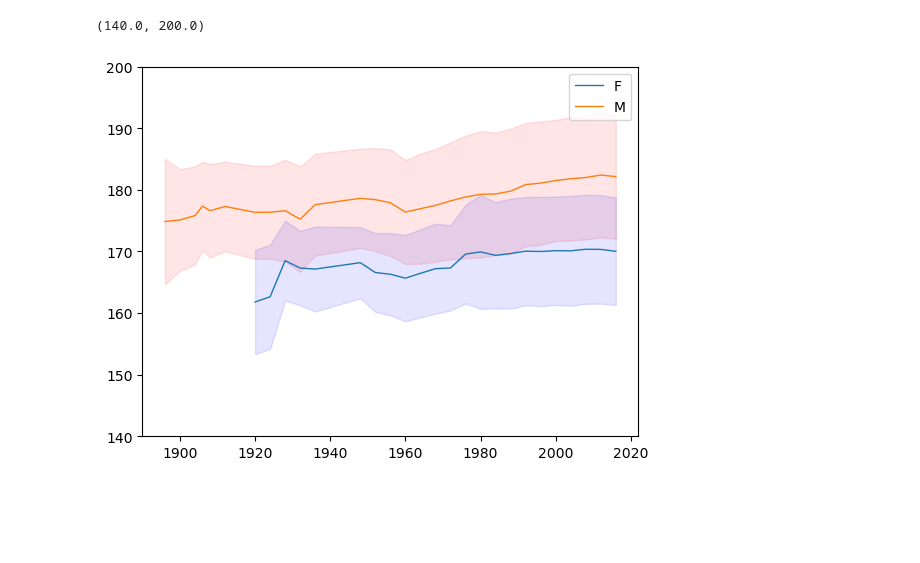
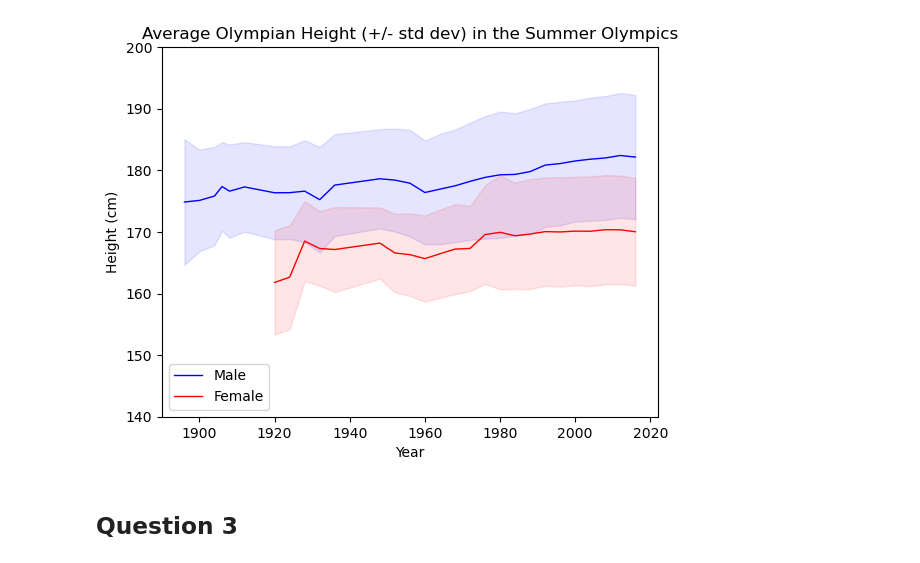
Before and after one commit to nimabarani/Assignment-3, a Jupyter notebook: main.ipynb, the cells around one changed output. Drawn from its saved outputs; the diff is of its cells as text; code cells hidden in the pictures; blank space fills up the shorter version.

```diff
--- a/main.ipynb
+++ b/main.ipynb
@@ -16,3 +64,3 @@ df.head()
 # %%
-# df.dropna(subset=['Height'], inplace=True)
-df.drop_duplicates(subset=['ID'], keep='first', inplace=True)
+filtered_df = df.copy()
+filtered_df.drop_duplicates(subset=['ID', 'Year'], keep='first', inplace=True)
@@ -47,2 +67,6 @@ df.drop_duplicates(subset=['ID', 'Year'], keep='first', inplace=True)
 # %%
-data = df[df['Season']=='Summer'].groupby(['Year', 'Sex'])['Height'].mean().unstack()
+grouped_df = filtered_df[filtered_df['Season']=='Summer'].groupby(['Year', 'Sex'])
+heights_df = grouped_df['Height'].agg(['mean', 'std']).unstack()
+
+mean_df = heights_df['mean']
+error_df = heights_df['std']
@@ -51,9 +72,0 @@ error = df[df['Season']=='Summer'].groupby(['Year', 'Sex'])['Height'].std().unst
-# %%
-plt.plot(data, linewidth=1)
-plt.legend(data.columns)
-plt.fill_between(data['M'].index, data['M']+error['M'], data['M']-error['M'], alpha=0.1, color='red')
-plt.fill_between(data['F'].index, data['F']+error['F'], data['F']-error['F'], alpha=0.1, color='blue')
-plt.ylim(140, 200)
-# %% [output]
-(140.0, 200.0)
-[figure, removed]
@@ -70,0 +73,20 @@ plt.plot(reza, 'o')
+# %%
+fig, ax = plt.subplots()
+
+ax.plot(mean_df['M'], linewidth=1, color='blue')
+ax.plot(mean_df['F'], linewidth=1, color='red')
+
+ax.fill_between(mean_df['M'].index, mean_df['M']+error_df['M'], mean_df['M']-error_df['M'], alpha=0.1, color='blue')
+ax.fill_between(mean_df['F'].index, mean_df['F']+error_df['F'], mean_df['F']-error_df['F'], alpha=0.1, color='red')
+
+ax.legend(['Male', 'Female'], loc='lower left')
+ax.set_ylim(140, 200)
+ax.set_title('Average Olympian Height (+/- std dev) in the Summer Olympics')
+ax.set_ylabel('Height (cm)')
+ax.set_xlabel('Year')
+
+plt.show()
+# %% [output]
+[figure, added]
+# %% [markdown]
+## Question 3
```
Also changed, not shown: parts of 18 cells of this notebook.
